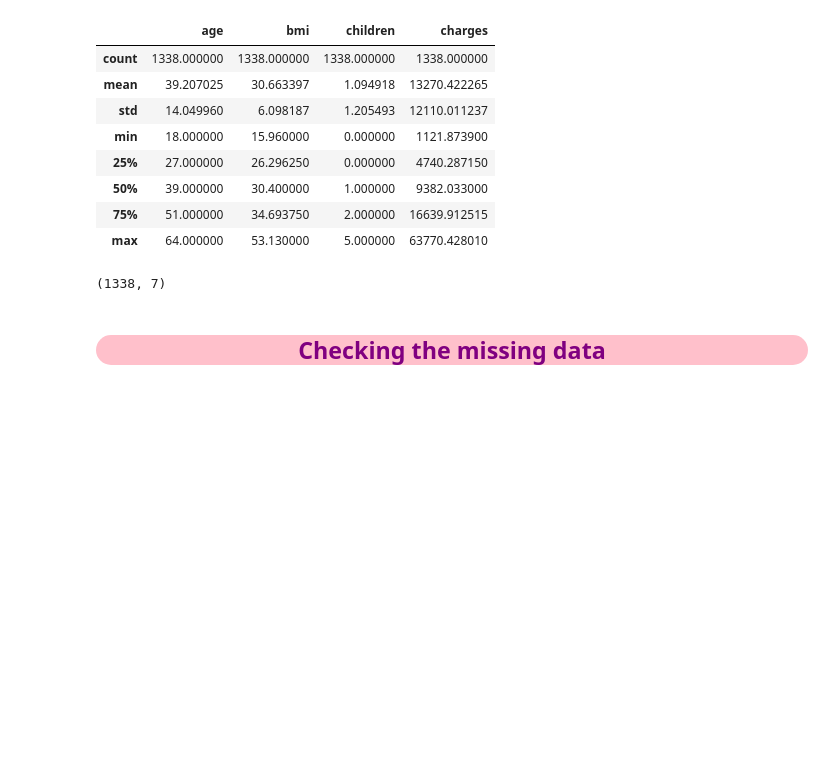
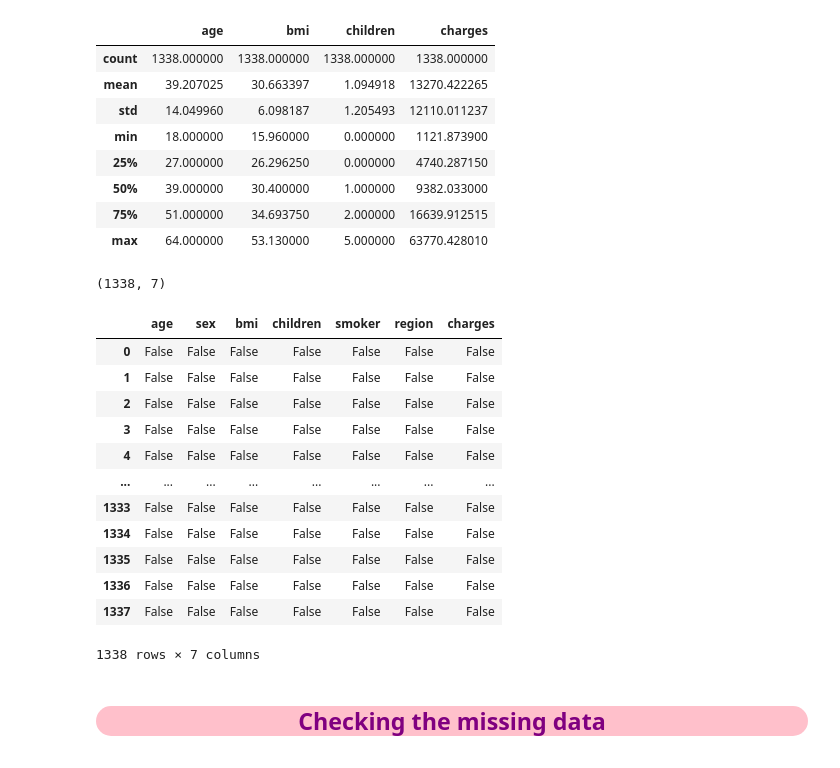
Before and after one commit to Jaime-Vega/Insurance, a Jupyter notebook: insurance-prediction-with-five-regressor-models.ipynb, the cells around one changed output. Saved outputs shown, nothing was run; the diff lists cells and outputs as text; code cells hidden in the pictures; blank space fills up the shorter version.

```diff
--- a/insurance-prediction-with-five-regressor-models.ipynb
+++ b/insurance-prediction-with-five-regressor-models.ipynb
@@ -147,6 +168,25 @@ df.describe()
 df.shape
 # %% [output]
 (1338, 7)
+# %%
+# JJVC
+# Showing which entries DataFrame df are NA
+#
+df.isnull()
+# %% [output]
+|  | age | sex | bmi | children | smoker | region | charges |
+| 0 | False | False | False | False | False | False | False |
+| 1 | False | False | False | False | False | False | False |
+| 2 | False | False | False | False | False | False | False |
+| 3 | False | False | False | False | False | False | False |
+| 4 | False | False | False | False | False | False | False |
+| ... | ... | ... | ... | ... | ... | ... | ... |
+| 1333 | False | False | False | False | False | False | False |
+| 1334 | False | False | False | False | False | False | False |
+| 1335 | False | False | False | False | False | False | False |
+| 1336 | False | False | False | False | False | False | False |
+| 1337 | False | False | False | False | False | False | False |
+1338 rows × 7 columns
 # %% [markdown]
 <div style="color:white;
            display:fill;
```
Also changed, not shown: parts of 63 cells of this notebook.
